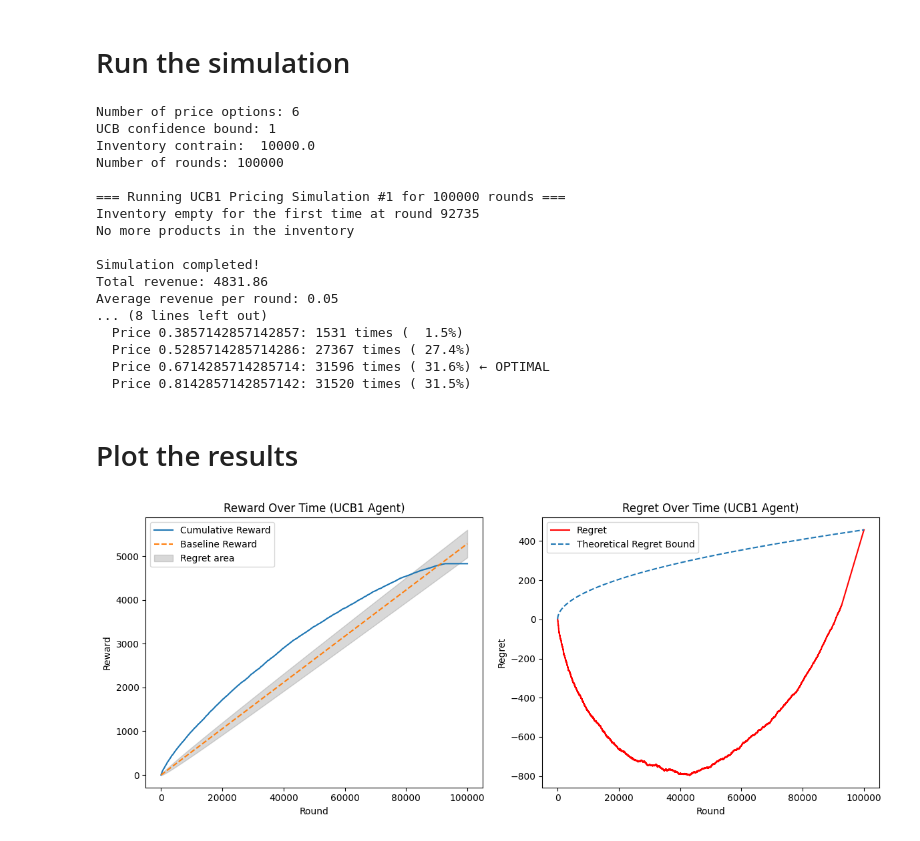
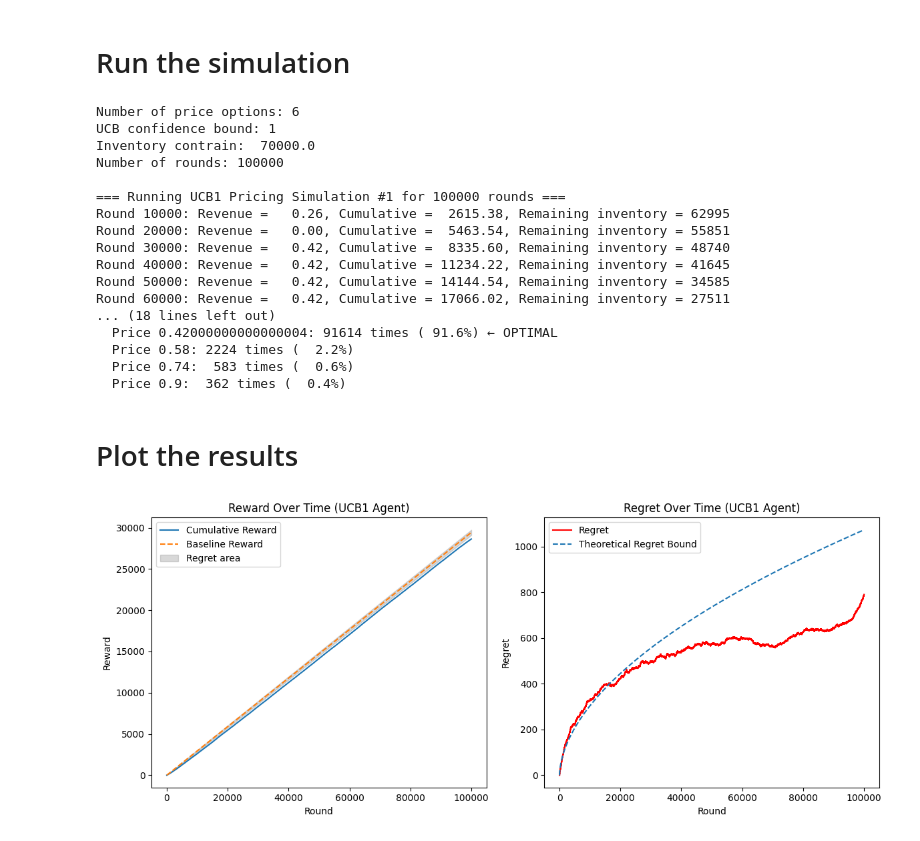
Before and after one commit to Filippo-Galli/Online-Learning-Application-project, a Jupyter notebook: 1_single_prod_stoc_B_const/main.ipynb, the cells around one changed output. Saved outputs shown, nothing was run; the diff lists cells and outputs as text; code cells hidden in the pictures.

```diff
--- a/1_single_prod_stoc_B_const/main.ipynb
+++ b/1_single_prod_stoc_B_const/main.ipynb
@@ -146,11 +146,11 @@ class UCBLikeAgent:
 
         else:
             # Compute upper confidence bounds on revenue for each price
-            confidence_radius = self.confidence_bound * np.sqrt(2 * np.log(self.T) / np.maximum(self.N_pulls, 1))
+            confidence_radius = self.confidence_bound * np.sqrt(2 * np.log(self.t) / np.maximum(self.N_pulls, 1))
             f_ucbs = self.avg_revenue + confidence_radius
 
             demand_confidence_radius = self.confidence_bound * np.sqrt(2 * np.log(self.t) / np.maximum(self.N_pulls, 1))
-            c_lcbs = self.avg_demand - demand_confidence_radius
+            c_lcbs = np.maximum(0,self.avg_demand - demand_confidence_radius)
 
             # Solve linear program to get optimal price distribution
             gamma_t = self.compute_opt(f_ucbs, c_lcbs)
@@ -334,11 +334,11 @@ def compute_clairvoyant(prices, environment, T, P):
     b_eq = [1]
 
     # Solve the linear program
-    res = optimize.linprog(c, A_ub=A_ub, b_ub=b_ub, A_eq=A_eq, b_eq=b_eq,
+    res = optimize.linprog(c, A_ub=A_ub, b_ub=b_ub, A_eq=A_eq, b_eq=b_eq,method='highs',
                           bounds=[(0, 1) for _ in range(len(prices))])
 
     gamma = res.x  # Optimal price distribution
-    optimal_value = -res.fun  # Optimal expected revenue per round
+    optimal_value = -(res.fun)  # Optimal expected revenue per round
 
     return gamma, optimal_value, buying_probabilities, exp_reward
 # %% [markdown]
@@ -372,8 +372,8 @@ def run_simulator(
     )
     optimal_idx = np.argmax(opt_dist)
     #optimal_revenue = np.dot(agent_params['prices'], opt_dist)
-    optimal_revenue = np.dot(true_rewards, opt_dist)
-
+    #optimal_revenue = np.dot(true_rewards, opt_dist)
+    optimal_revenue=opt_value
     for sim in range(n_simulations):
 
         print(f"\n=== Running UCB1 Pricing Simulation #{sim + 1} for {T} rounds ===")
@@ -407,6 +407,14 @@ def run_simulator(
             sales.append(sale_made)
             total_revenue += revenue
             cumulative_revenue.append(total_revenue)
+                    # Print progress occasionally
+            if verbose and (t + 1) % (T // 10) == 0:
+                remaining_inventory = np.sum(agent.remaining_inventory)
+                print(f"Round {t + 1:4d}: Revenue = {revenue:6.2f}, "
+                    f"Cumulative = {total_revenue:8.2f}, "
+                    f"Remaining inventory = {remaining_inventory:.0f}")
+
+
 
         best_price, best_avg_revenue = agent.get_best_price()
         best_prices.append(best_price)
@@ -449,7 +457,7 @@ def run_simulator(
 # Environment Configuration
 env_config = {
     'valuation_mean': 0.5,  # Average customer valuation
-    'valuation_std': 0.05,   # Standard deviation of customer valuations
+    'valuation_std': 0.15,   # Standard deviation of customer valuations
     'demand_noise_std': 0.005  # Noise in demand probability
 }
 
@@ -459,7 +467,9 @@ valuation_dist = stats.norm(loc=env_config['valuation_mean'], scale=env_config['
 #valuation_dist=stats.uniform(0,1)
 
 T = 100000 # Number of rounds
-inventory = T*0.1 # Inventory constraint
+inventory = T*0.7 # Inventory constraint
+
+n_prices=4
 
 # Calculate epsilon for exploration
 epsilon = inventory**(-1/3)  # Epsilon for UCB exploration
@@ -468,7 +478,7 @@ agent_params = {
     'P': inventory,  # inventory constraint
     'T': T,  # number of rounds
     #'prices': [0.0,0.1,0.2, 0.3, 0.4, 0.5, 0.6,0.7,0.8,0.9,1],  # set of prices
-    'prices': np.arange(0.1, 0.9, 1/7),  # set of prices
+    'prices': np.linspace(0.1, 0.9, n_prices+2),  # set of prices
     'confidence_bound': 1,  # UCB exploration parameter (reduced for better performance)
     'rho_penalty': 1,  # Penalty factor for inventory constraint (increased to allow more sales)
     'use_pen_rho': False  # Use rho penalty for inventory constraint
@@ -506,21 +516,21 @@ agent = results['agent']  # Get the actual agent used in simulation
 # %% [output]
 Number of price options: 6
 UCB confidence bound: 1
-Inventory contrain:  10000.0
+Inventory contrain:  70000.0
 Number of rounds: 100000
 
 === Running UCB1 Pricing Simulation #1 for 100000 rounds ===
-Inventory empty for the first time at round 92735
-No more products in the inventory
-
-Simulation completed!
-Total revenue: 4831.86
-Average revenue per round: 0.05
-... (8 lines left out)
-  Price 0.3857142857142857: 1531 times (  1.5%)
-  Price 0.5285714285714286: 27367 times ( 27.4%)
-  Price 0.6714285714285714: 31596 times ( 31.6%) ← OPTIMAL
-  Price 0.8142857142857142: 31520 times ( 31.5%)
+Round 10000: Revenue =   0.26, Cumulative =  2615.38, Remaining inventory = 62995
+Round 20000: Revenue =   0.00, Cumulative =  5463.54, Remaining inventory = 55851
+Round 30000: Revenue =   0.42, Cumulative =  8335.60, Remaining inventory = 48740
+Round 40000: Revenue =   0.42, Cumulative = 11234.22, Remaining inventory = 41645
+Round 50000: Revenue =   0.42, Cumulative = 14144.54, Remaining inventory = 34585
+Round 60000: Revenue =   0.42, Cumulative = 17066.02, Remaining inventory = 27511
+... (18 lines left out)
+  Price 0.42000000000000004: 91614 times ( 91.6%) ← OPTIMAL
+  Price 0.58: 2224 times (  2.2%)
+  Price 0.74:  583 times (  0.6%)
+  Price 0.9:  362 times (  0.4%)
 # %% [markdown]
 # Plot the results
 # %%
@@ -530,34 +540,34 @@ _, opt_value, _, _ = compute_clairvoyant(
     T=agent_params['T'],
     P=agent_params['P']
 )
 
 baseline_reward_invetory = [opt_value * (t + 1) for t in range(T)]
 regret_invetory = np.array(baseline_reward_invetory) - cumulative_revenue
 
-theoretical_regret_invetory = [(t + 1)**(1/2)*regret_invetory[-1]/(T+1)**(1/2) for t in range(T)]
-
+t_vals = np.arange(1, T + 1)
+theoretical_bound = np.sqrt(np.log(t_vals) * t_vals)
 # Plot results
 plt.figure(figsize=(12, 5))
 
 plt.subplot(1, 2, 1)
 plt.plot(cumulative_revenue, label="Cumulative Reward")
 plt.plot(baseline_reward_invetory, label="Baseline Reward", linestyle="--")
 t_values = np.arange(T)
 plt.fill_between(t_values, baseline_reward_invetory-np.sqrt(t_values), baseline_reward_invetory+np.sqrt(t_values), color='gray', alpha=0.3, label="Regret area")
 plt.xlabel("Round")
 plt.ylabel("Reward")
 plt.title("Reward Over Time (UCB1 Agent)")
 plt.legend()
 
 plt.subplot(1, 2, 2)
 plt.plot(regret_invetory, label="Regret", color='red')
-plt.plot(theoretical_regret_invetory, label="Theoretical Regret Bound", linestyle="--")
+plt.plot(theoretical_bound, label="Theoretical Regret Bound", linestyle="--")
 plt.xlabel("Round")
 plt.ylabel("Regret")
 plt.title("Regret Over Time (UCB1 Agent)")
 plt.legend()
 
 plt.tight_layout()
 plt.show()
 # %% [output]
-[figure, old version]
+[figure, new version]
```
Also changed, not shown: 7 other files.
